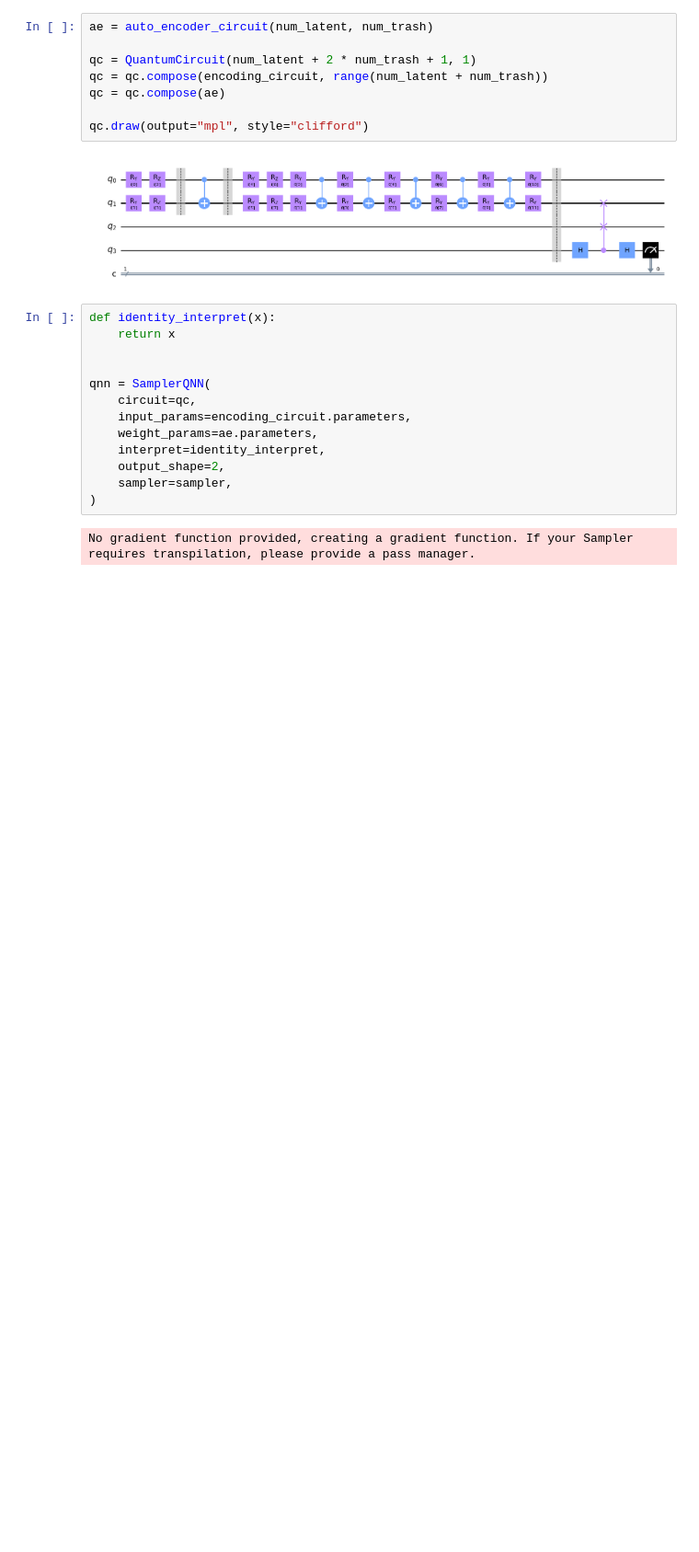
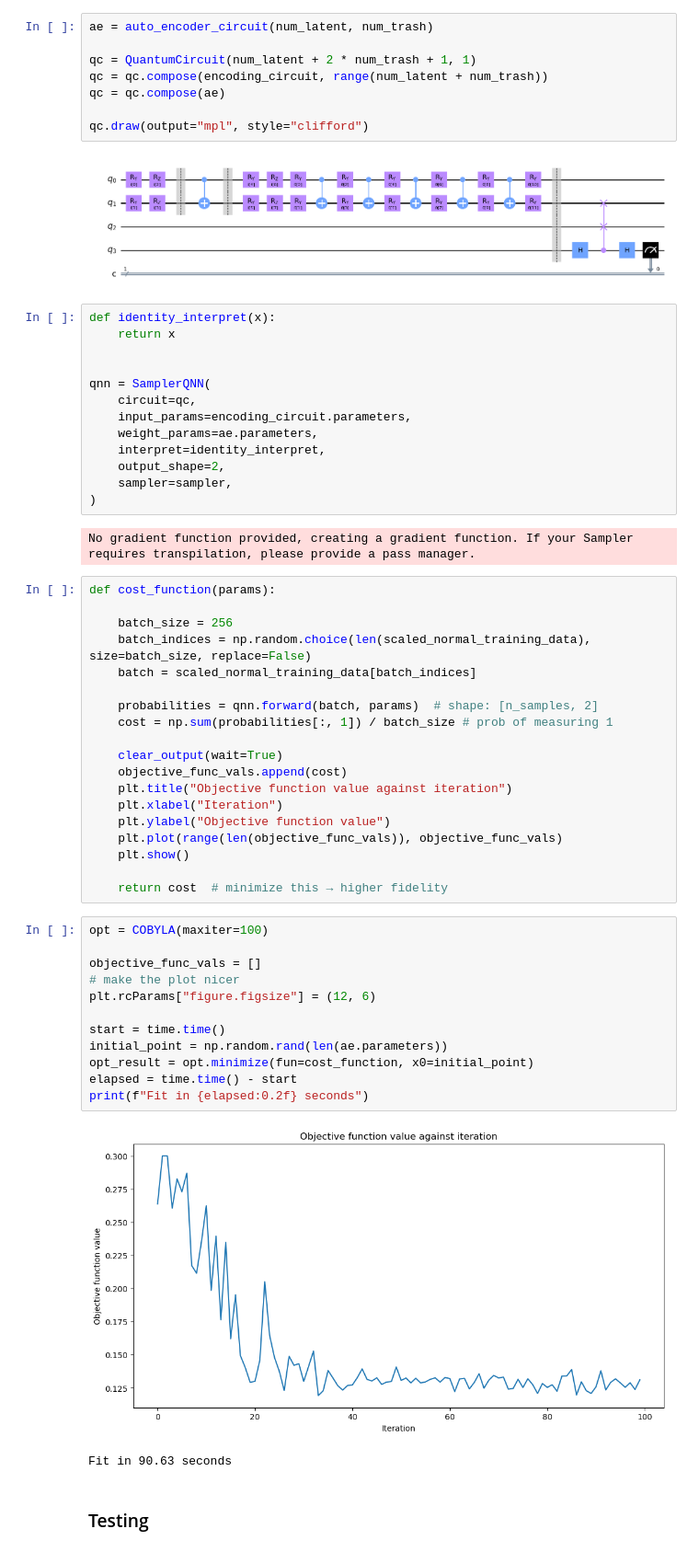
Before and after one commit to RohanSenthil/QAE_BETH_Anomaly, a Jupyter notebook: quantum_autoencoder.ipynb, the cells around one changed output. Shown at 92% size. Cells and saved outputs as stored; diff of their text form; blank space fills up the shorter version.

```diff
--- a/quantum_autoencoder.ipynb
+++ b/quantum_autoencoder.ipynb
@@ -303,3 +301,39 @@ qnn = SamplerQNN(
 )
 # %% [output]
 No gradient function provided, creating a gradient function. If your Sampler requires transpilation, please provide a pass manager.
+# %%
+def cost_function(params):
+
+    batch_size = 256
+    batch_indices = np.random.choice(len(scaled_normal_training_data), size=batch_size, replace=False)
+    batch = scaled_normal_training_data[batch_indices]
+
+    probabilities = qnn.forward(batch, params)  # shape: [n_samples, 2]
+    cost = np.sum(probabilities[:, 1]) / batch_size # prob of measuring 1
+
+    clear_output(wait=True)
+    objective_func_vals.append(cost)
+    plt.title("Objective function value against iteration")
+    plt.xlabel("Iteration")
+    plt.ylabel("Objective function value")
+    plt.plot(range(len(objective_func_vals)), objective_func_vals)
+    plt.show()
+
+    return cost  # minimize this → higher fidelity
+# %%
+opt = COBYLA(maxiter=100)
+
+objective_func_vals = []
+# make the plot nicer
+plt.rcParams["figure.figsize"] = (12, 6)
+
+start = time.time()
+initial_point = np.random.rand(len(ae.parameters))
+opt_result = opt.minimize(fun=cost_function, x0=initial_point)
+elapsed = time.time() - start
+print(f"Fit in {elapsed:0.2f} seconds")
+# %% [output]
+[figure, added]
+Fit in 90.63 seconds
+# %% [markdown]
+### Testing
```
Also changed, not shown: parts of 15 cells of this notebook, 5 other files.
